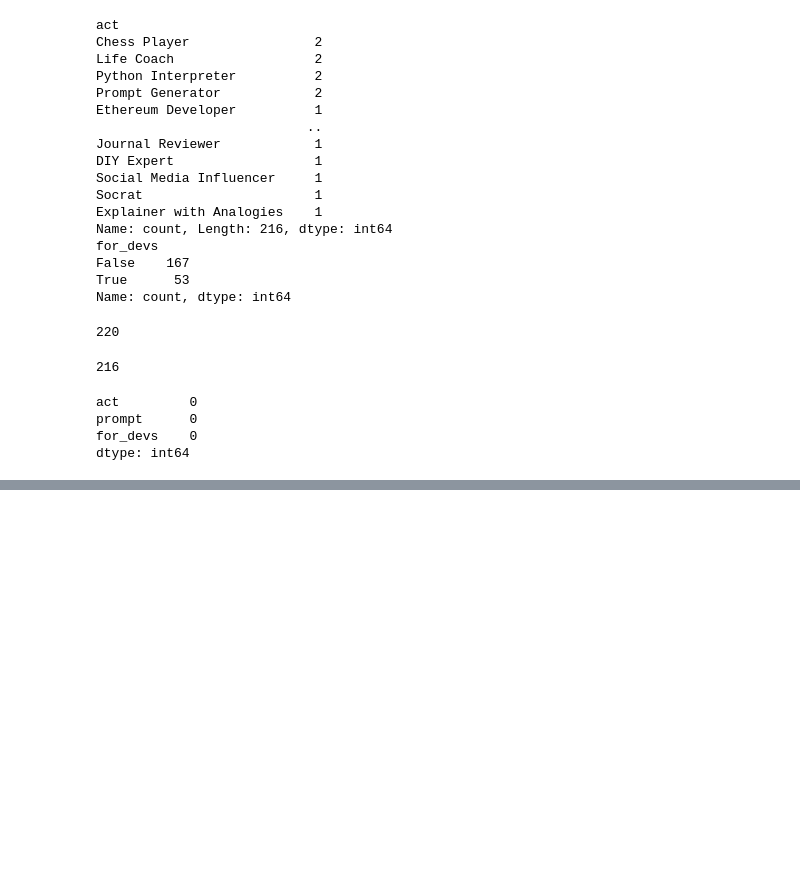
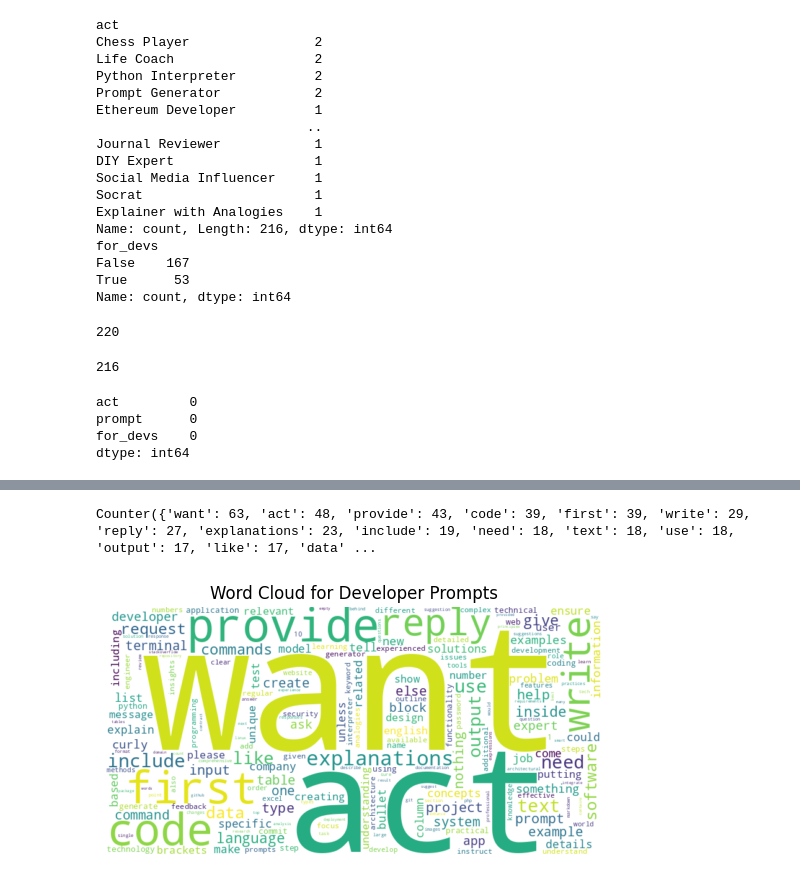
Before and after one commit to mandeep111/openai-fine-tuning, a Jupyter notebook: scripts/eda.ipynb, the cells around one changed output, grey strips where cells are left out. Saved outputs shown, nothing was run; the diff lists cells and outputs as text; code cells hidden in the pictures; blank space fills up the shorter version.

Commit message:
word cloud plot to check word frequency

```diff
--- a/scripts/eda.ipynb
+++ b/scripts/eda.ipynb
@@ -88,0 +111,23 @@ dtype: int64
+# %%
+target_df = df[df['for_devs'] == True]
+# %%
+target_words = [
+    word.lower()
+    for prompt in target_df['prompt']
+    for word in word_tokenize(prompt)
+    if word.isalnum() and word.lower() not in stopwords.words('english')
+]
+
+target_word_counts = Counter(target_words)
+print(target_word_counts)
+# %% [output]
+Counter({'want': 63, 'act': 48, 'provide': 43, 'code': 39, 'first': 39, 'write': 29, 'reply': 27, 'explanations': 23, 'include': 19, 'need': 18, 'text': 18, 'use': 18, 'output': 17, 'like': 17, 'data' ...
+# %%
+word_cloud = WordCloud(width=800, height=400, background_color='white').generate_from_frequencies(target_word_counts)
+# %%
+plt.imshow(word_cloud, interpolation='bilinear')
+plt.axis('off')
+plt.title('Word Cloud for Developer Prompts')
+plt.show()
+# %% [output]
+[figure, added]
```
Also changed, not shown: parts of 2 cells of this notebook.
